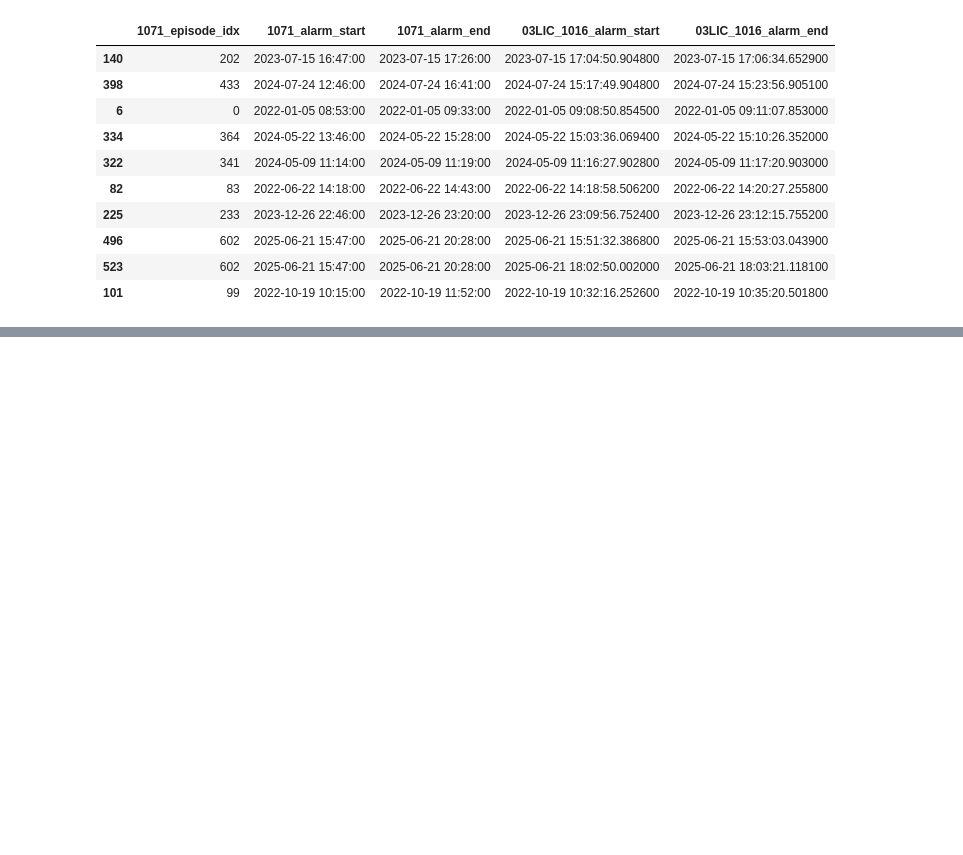
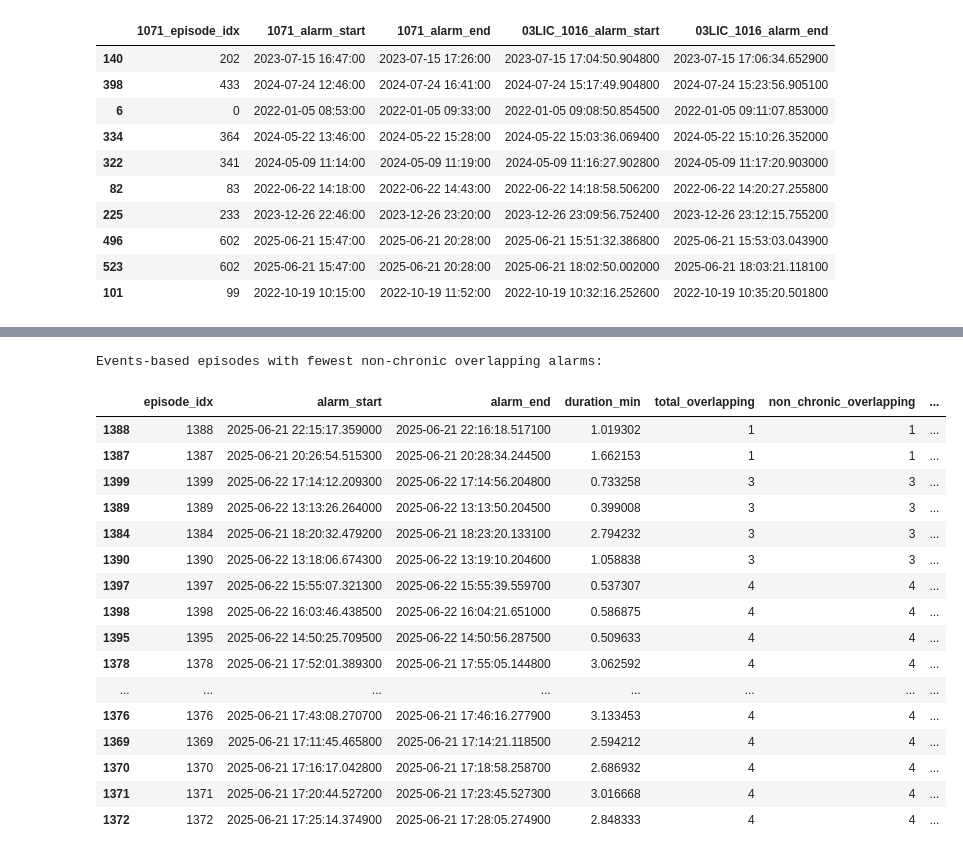
Before and after one commit to H604827/ControlActions, a Jupyter notebook: EXPERIMENTS/isolated_alarm_episode_analysis.ipynb, the cells around one changed output, grey strips where cells are left out. Drawn from its saved outputs; the diff is of its cells as text; code cells hidden in the pictures; blank space fills up the shorter version.

```diff
--- a/EXPERIMENTS/isolated_alarm_episode_analysis.ipynb
+++ b/EXPERIMENTS/isolated_alarm_episode_analysis.ipynb
@@ -504,0 +643,21 @@ pairs_df.sample(n=10, random_state=42)
+# %%
+# ============================================================
+# Chronic tags & filtered overlap (events-based)
+# ============================================================
+CHRONIC_THRESHOLD_EV = 0.95
+chronic_tags_ev = set(tag_freq_ev_df[tag_freq_ev_df['Pct_of_episodes'] > CHRONIC_THRESHOLD_EV * 100]['Tag'])
+print(f"Chronic alarm tags (>{CHRONIC_THRESHOLD_EV*100}% overlap): {len(chronic_tags_ev)}")
+for t in sorted(chronic_tags_ev):
+    pct = tag_freq_ev_df[tag_freq_ev_df['Tag'] == t]['Pct_of_episodes'].values[0]
+    print(f"  {t}: {pct}%")
+
+overlap_ev_df['overlapping_tags_filtered'] = overlap_ev_df['overlapping_tags'].apply(
+    lambda tags: [t for t in tags if t not in chronic_tags_ev]
+)
+overlap_ev_df['num_overlapping_filtered'] = overlap_ev_df['overlapping_tags_filtered'].apply(len)
+
+print(f"\n--- After removing chronic alarms ---")
+print(f"Isolated episodes (no other non-chronic alarms): {(overlap_ev_df['num_overlapping_filtered'] == 0).sum()}")
+print(f"Episodes with non-chronic overlapping alarms: {(overlap_ev_df['num_overlapping_filtered'] > 0).sum()}")
+print(f"\nDistribution of non-chronic overlapping alarm count:")
+print(overlap_ev_df['num_overlapping_filtered'].describe())
@@ -504,0 +682,39 @@ pairs_df.sample(n=10, random_state=42)
+# %%
+# ============================================================
+# Per-episode detail (events-based) - most isolated first
+# ============================================================
+display_ev_df = overlap_ev_df[['episode_idx', 'alarm_start', 'alarm_end',
+                                'num_overlapping_alarms', 'num_overlapping_filtered',
+                                'overlapping_tags_filtered']].copy()
+display_ev_df = display_ev_df.rename(columns={
+    'num_overlapping_alarms': 'total_overlapping',
+    'num_overlapping_filtered': 'non_chronic_overlapping',
+    'overlapping_tags_filtered': 'non_chronic_tags'
+})
+display_ev_df['duration_min'] = (display_ev_df['alarm_end'] - display_ev_df['alarm_start']).dt.total_seconds() / 60
+display_ev_df['non_chronic_tags_str'] = display_ev_df['non_chronic_tags'].apply(lambda x: ', '.join(x))
+
+print("Events-based episodes with fewest non-chronic overlapping alarms:")
+display_ev_df.sort_values('non_chronic_overlapping').head(20)[
+    ['episode_idx', 'alarm_start', 'alarm_end', 'duration_min',
+     'total_overlapping', 'non_chronic_overlapping', 'non_chronic_tags_str']
+]
+# %% [output]
+Events-based episodes with fewest non-chronic overlapping alarms:
+|  | episode_idx | alarm_start | alarm_end | duration_min | total_overlapping | non_chronic_overlapping | ... |
+| 1388 | 1388 | 2025-06-21 22:15:17.359000 | 2025-06-21 22:16:18.517100 | 1.019302 | 1 | 1 | ... |
+| 1387 | 1387 | 2025-06-21 20:26:54.515300 | 2025-06-21 20:28:34.244500 | 1.662153 | 1 | 1 | ... |
+| 1399 | 1399 | 2025-06-22 17:14:12.209300 | 2025-06-22 17:14:56.204800 | 0.733258 | 3 | 3 | ... |
+| 1389 | 1389 | 2025-06-22 13:13:26.264000 | 2025-06-22 13:13:50.204500 | 0.399008 | 3 | 3 | ... |
+| 1384 | 1384 | 2025-06-21 18:20:32.479200 | 2025-06-21 18:23:20.133100 | 2.794232 | 3 | 3 | ... |
+| 1390 | 1390 | 2025-06-22 13:18:06.674300 | 2025-06-22 13:19:10.204600 | 1.058838 | 3 | 3 | ... |
+| 1397 | 1397 | 2025-06-22 15:55:07.321300 | 2025-06-22 15:55:39.559700 | 0.537307 | 4 | 4 | ... |
+| 1398 | 1398 | 2025-06-22 16:03:46.438500 | 2025-06-22 16:04:21.651000 | 0.586875 | 4 | 4 | ... |
+| 1395 | 1395 | 2025-06-22 14:50:25.709500 | 2025-06-22 14:50:56.287500 | 0.509633 | 4 | 4 | ... |
+| 1378 | 1378 | 2025-06-21 17:52:01.389300 | 2025-06-21 17:55:05.144800 | 3.062592 | 4 | 4 | ... |
+| ... | ... | ... | ... | ... | ... | ... | ... |
+| 1376 | 1376 | 2025-06-21 17:43:08.270700 | 2025-06-21 17:46:16.277900 | 3.133453 | 4 | 4 | ... |
+| 1369 | 1369 | 2025-06-21 17:11:45.465800 | 2025-06-21 17:14:21.118500 | 2.594212 | 4 | 4 | ... |
+| 1370 | 1370 | 2025-06-21 17:16:17.042800 | 2025-06-21 17:18:58.258700 | 2.686932 | 4 | 4 | ... |
+| 1371 | 1371 | 2025-06-21 17:20:44.527200 | 2025-06-21 17:23:45.527300 | 3.016668 | 4 | 4 | ... |
+| 1372 | 1372 | 2025-06-21 17:25:14.374900 | 2025-06-21 17:28:05.274900 | 2.848333 | 4 | 4 | ... |
```
Also changed, not shown: parts of 19 cells of this notebook, 2 other files.
